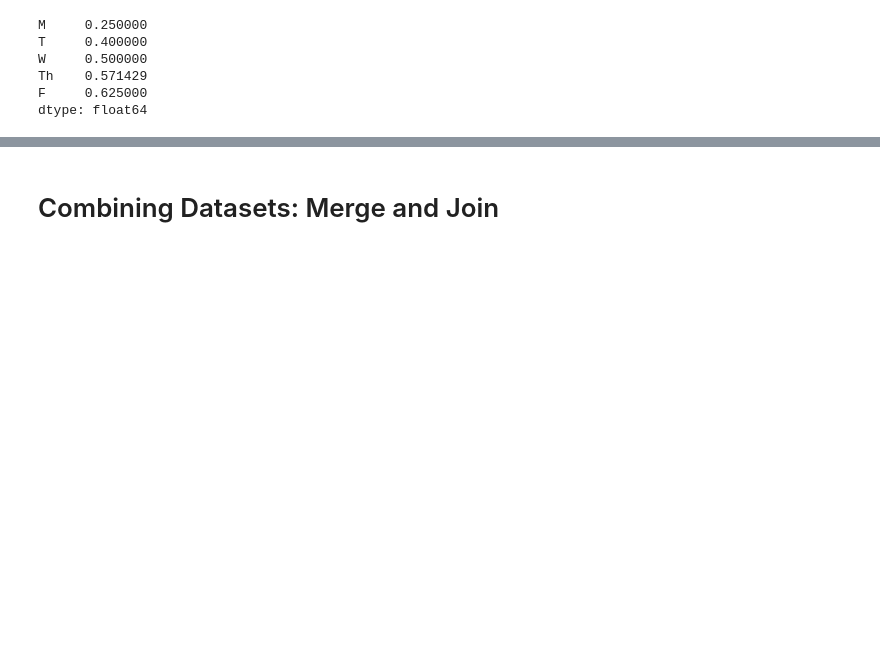
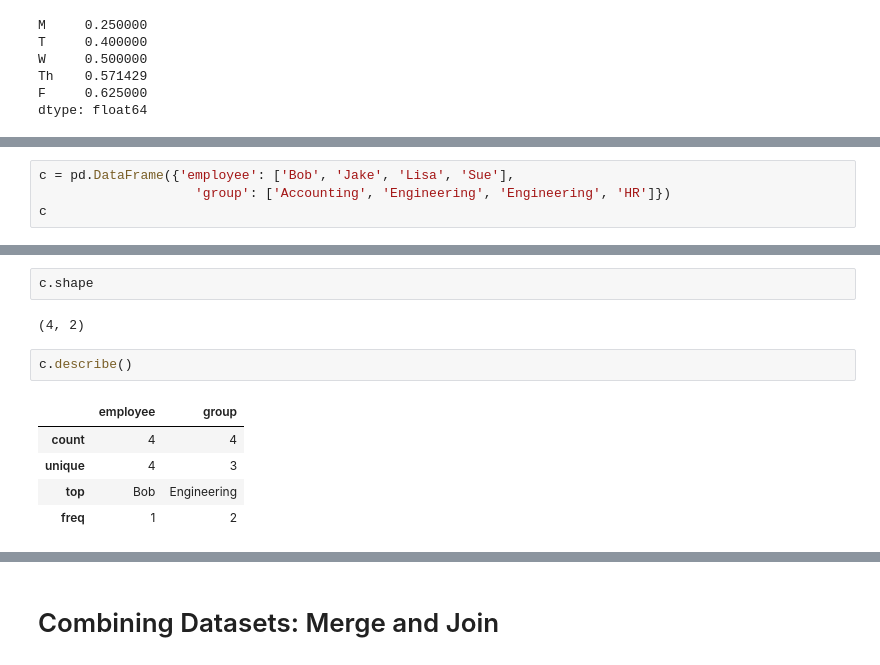
Before and after one commit to abanuelo/python-for-machine-learning, a Jupyter notebook: pandas/pandas_tutorial.ipynb, the cells around one changed output, grey strips where cells are left out. Saved outputs shown, nothing was run; the diff lists cells and outputs as text; blank space fills up the shorter version.

```diff
--- a/pandas/pandas_tutorial.ipynb
+++ b/pandas/pandas_tutorial.ipynb
@@ -78,0 +81,4 @@ dtype: float64
+# %%
+c = pd.DataFrame({'employee': ['Bob', 'Jake', 'Lisa', 'Sue'],
+                    'group': ['Accounting', 'Engineering', 'Engineering', 'HR']})
+c
@@ -78,0 +111,12 @@ dtype: float64
+# %%
+c.shape
+# %% [output]
+(4, 2)
+# %%
+c.describe()
+# %% [output]
+|  | employee | group |
+| count | 4 | 4 |
+| unique | 4 | 3 |
+| top | Bob | Engineering |
+| freq | 1 | 2 |
```
Also changed, not shown: parts of 9 cells of this notebook, 9 other files.
